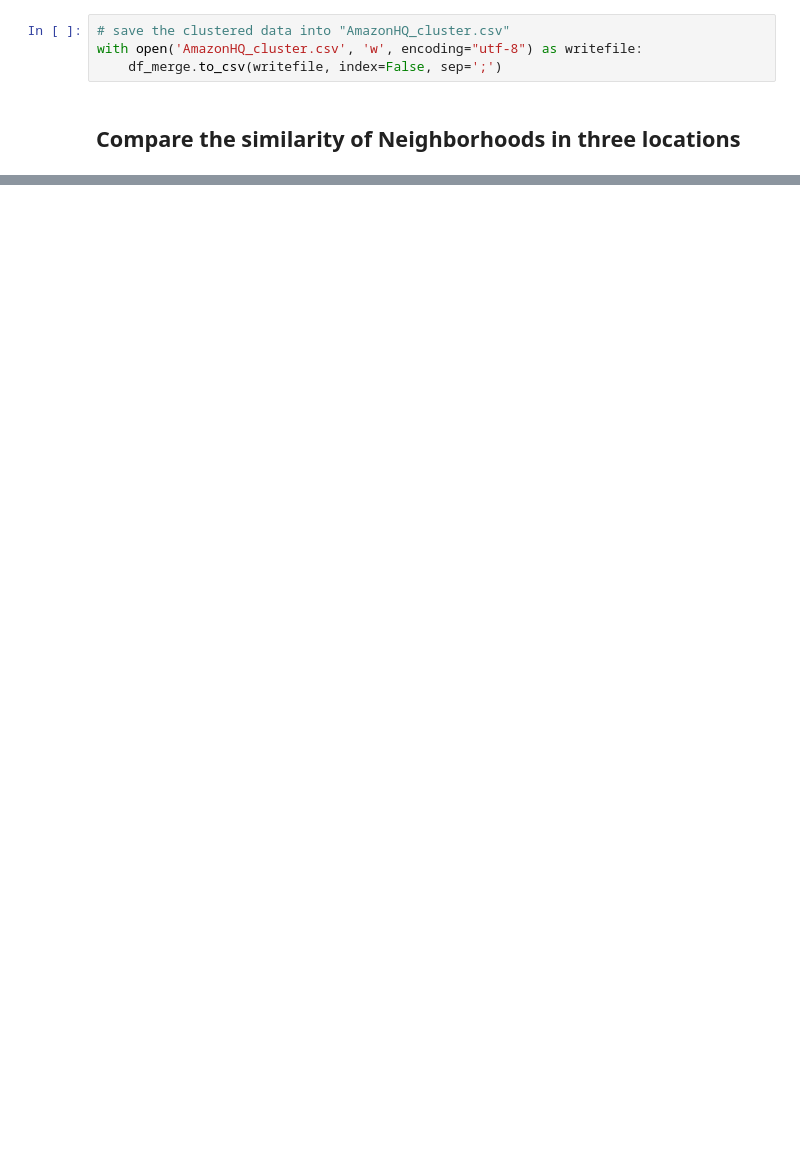
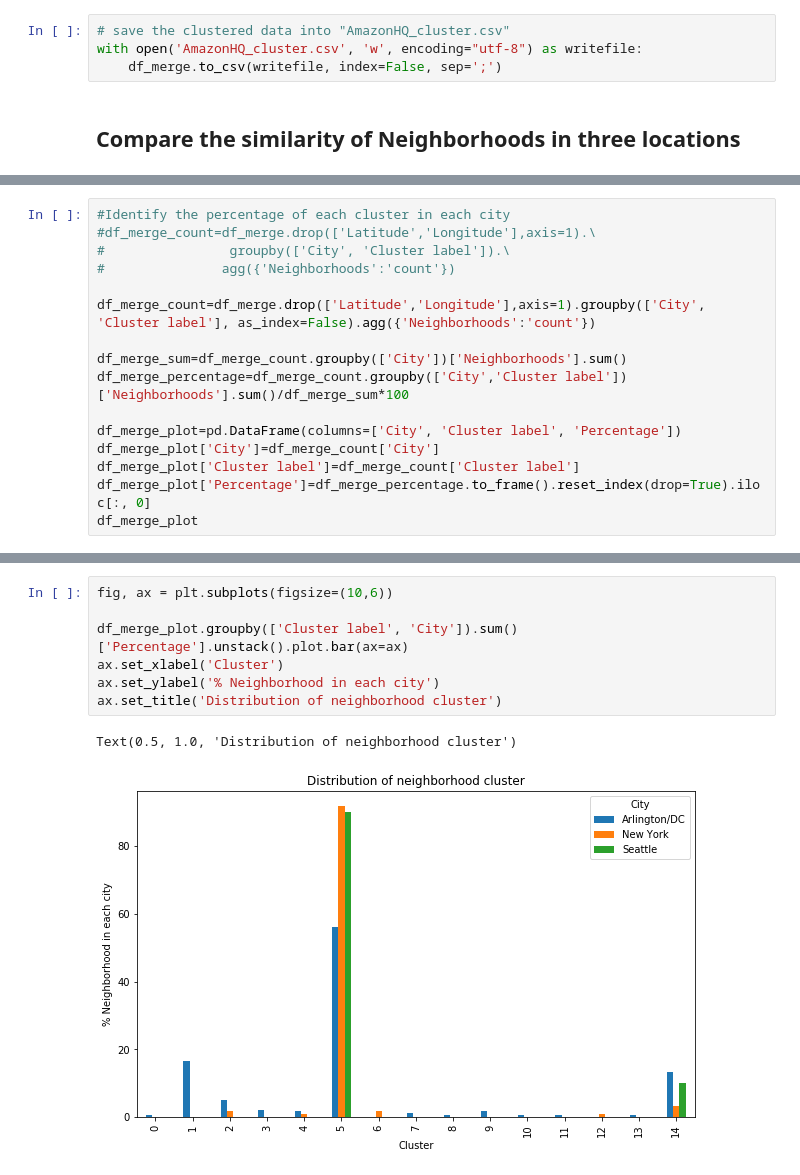
Before and after one commit to alwayslinux/Coursera_Capstone, a Jupyter notebook: Amazon2ndHQ/Amazon2ndHQ-v2.ipynb, the cells around one changed output, grey strips where cells are left out. Cells and saved outputs as stored; diff of their text form; blank space fills up the shorter version.

```diff
--- a/Amazon2ndHQ/Amazon2ndHQ-v2.ipynb
+++ b/Amazon2ndHQ/Amazon2ndHQ-v2.ipynb
@@ -794,0 +834,16 @@ drawMaps(queens_location, df_NY_labelled)
+# %%
+#Identify the percentage of each cluster in each city
+#df_merge_count=df_merge.drop(['Latitude','Longitude'],axis=1).\
+#                groupby(['City', 'Cluster label']).\
+#               agg({'Neighborhoods':'count'})
+
+df_merge_count=df_merge.drop(['Latitude','Longitude'],axis=1).groupby(['City', 'Cluster label'], as_index=False).agg({'Neighborhoods':'count'})
+
+df_merge_sum=df_merge_count.groupby(['City'])['Neighborhoods'].sum()
+df_merge_percentage=df_merge_count.groupby(['City','Cluster label'])['Neighborhoods'].sum()/df_merge_sum*100
+
+df_merge_plot=pd.DataFrame(columns=['City', 'Cluster label', 'Percentage'])
+df_merge_plot['City']=df_merge_count['City']
+df_merge_plot['Cluster label']=df_merge_count['Cluster label']
+df_merge_plot['Percentage']=df_merge_percentage.to_frame().reset_index(drop=True).iloc[:, 0]
+df_merge_plot
@@ -794,0 +868,10 @@ drawMaps(queens_location, df_NY_labelled)
+# %%
+fig, ax = plt.subplots(figsize=(10,6))
+
+df_merge_plot.groupby(['Cluster label', 'City']).sum()['Percentage'].unstack().plot.bar(ax=ax)
+ax.set_xlabel('Cluster')
+ax.set_ylabel('% Neighborhood in each city')
+ax.set_title('Distribution of neighborhood cluster')
+# %% [output]
+Text(0.5, 1.0, 'Distribution of neighborhood cluster')
+[figure, added]
```
Also changed, not shown: parts of 24 cells of this notebook, 8 other files.
